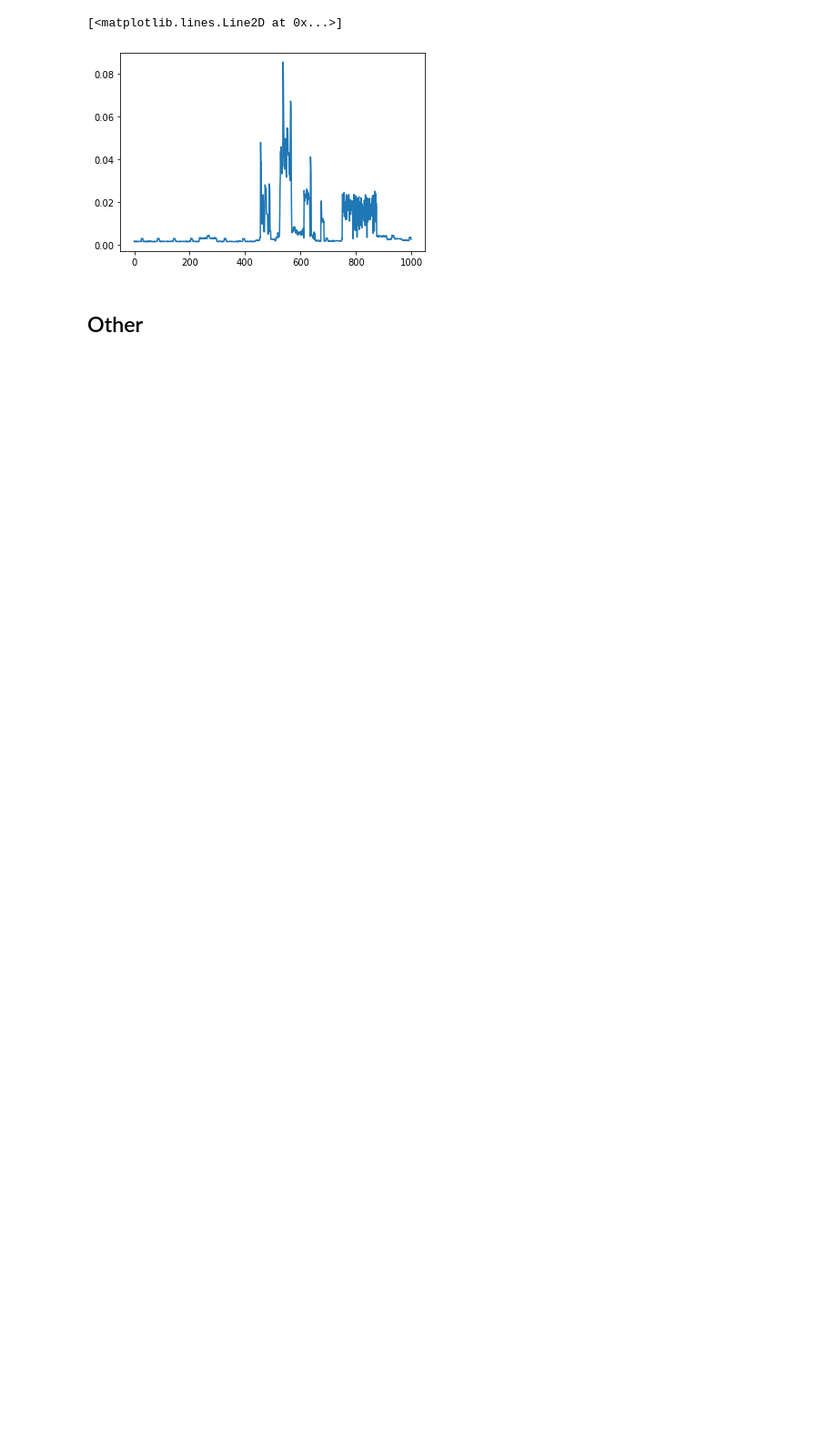
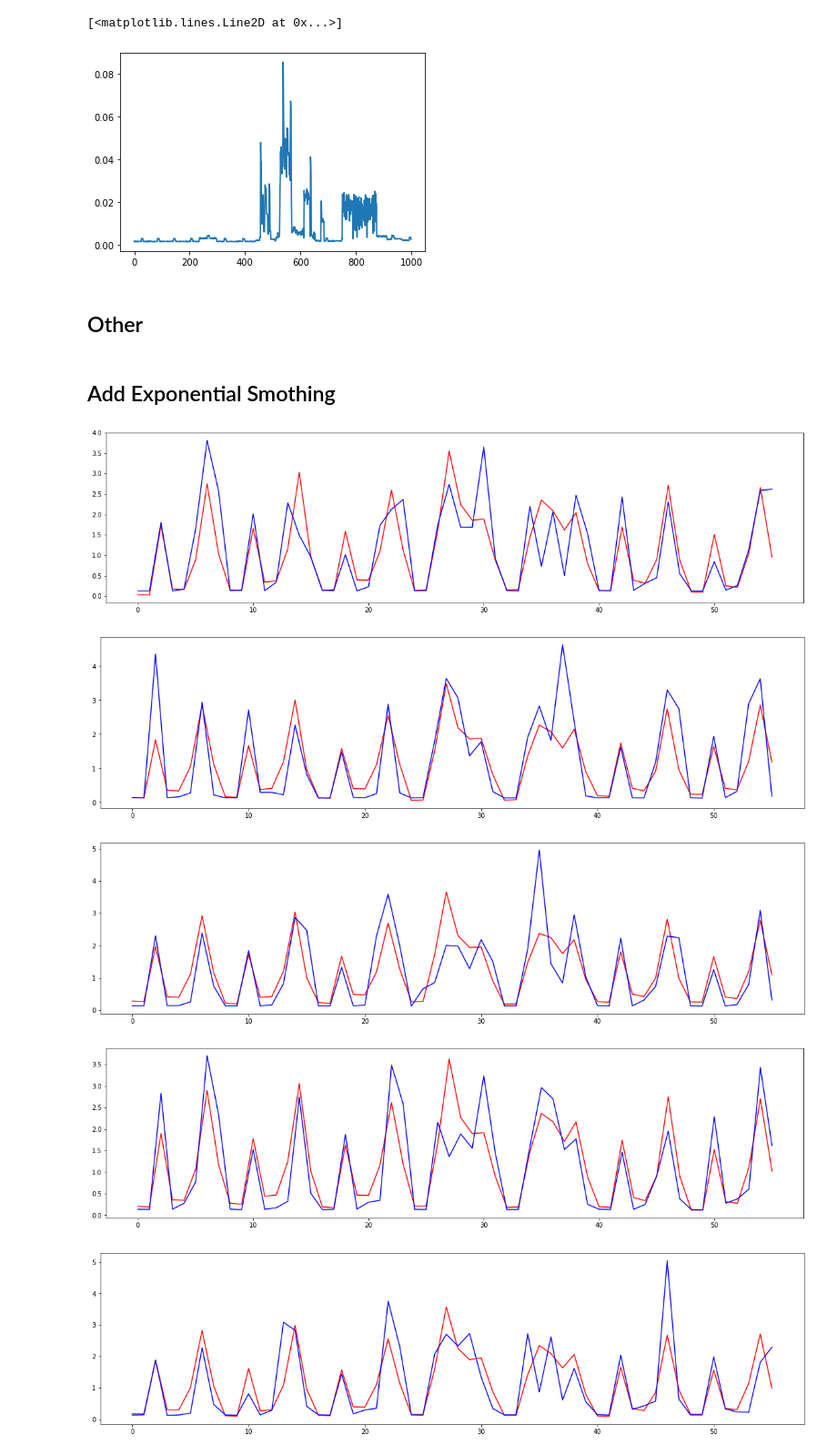
Before and after one commit to jurek1029/HouseholdEnergyPredictor, a Jupyter notebook: Data-LPG-Prep.ipynb, the cells around one changed output. Shown: that part at 91% size. Cells and saved outputs as stored; diff of their text form; code cells hidden in the pictures; blank space fills up the shorter version.

Commit message:
Eponential Smoothing in data for NN

```diff
--- a/Data-LPG-Prep.ipynb
+++ b/Data-LPG-Prep.ipynb
@@ -228,3 +228,34 @@ def reduce_mem_usage(df: pd.DataFrame,
         print(msg)
 
     return df
+# %% [markdown]
+## Add Exponential Smothing
+# %%
+from statsmodels.tsa.holtwinters import ExponentialSmoothing
+data = pd.read_feather(f_data_path + "LPG-Profile-4.feather")
+# %%
+sumIn = 180
+pred_n = 16
+df = data.groupby(np.arange(len(data)) // sumIn).agg( date=('date',lambda d: d.mean()),energy =('energy','sum'), temp=('temp','mean'))
+# %%
+model = ExponentialSmoothing(
+    df['energy'].values,
+    seasonal_periods=int((24*60/sumIn) * 7),
+    seasonal="add",
+    use_boxcox=False,
+    initialization_method="estimated",
+).fit()
+pred = model.predict(start=0,end=len(df)-1)
+# %%
+#Show Exponentila Prediction
+r = 56
+for i in range(1,6):
+    plt.figure(figsize=(20,5))
+    plt.plot(pred[r*i:r*(i+1)],'r')
+    plt.plot(df['energy'].values[r*i:r*(i+1)],'b')
+# %% [output]
+[figure, added]
+[figure, added]
+[figure, added]
+[figure, added]
+[figure, added]
```
Also changed, not shown: parts of 4 cells of this notebook, 1 other file.
